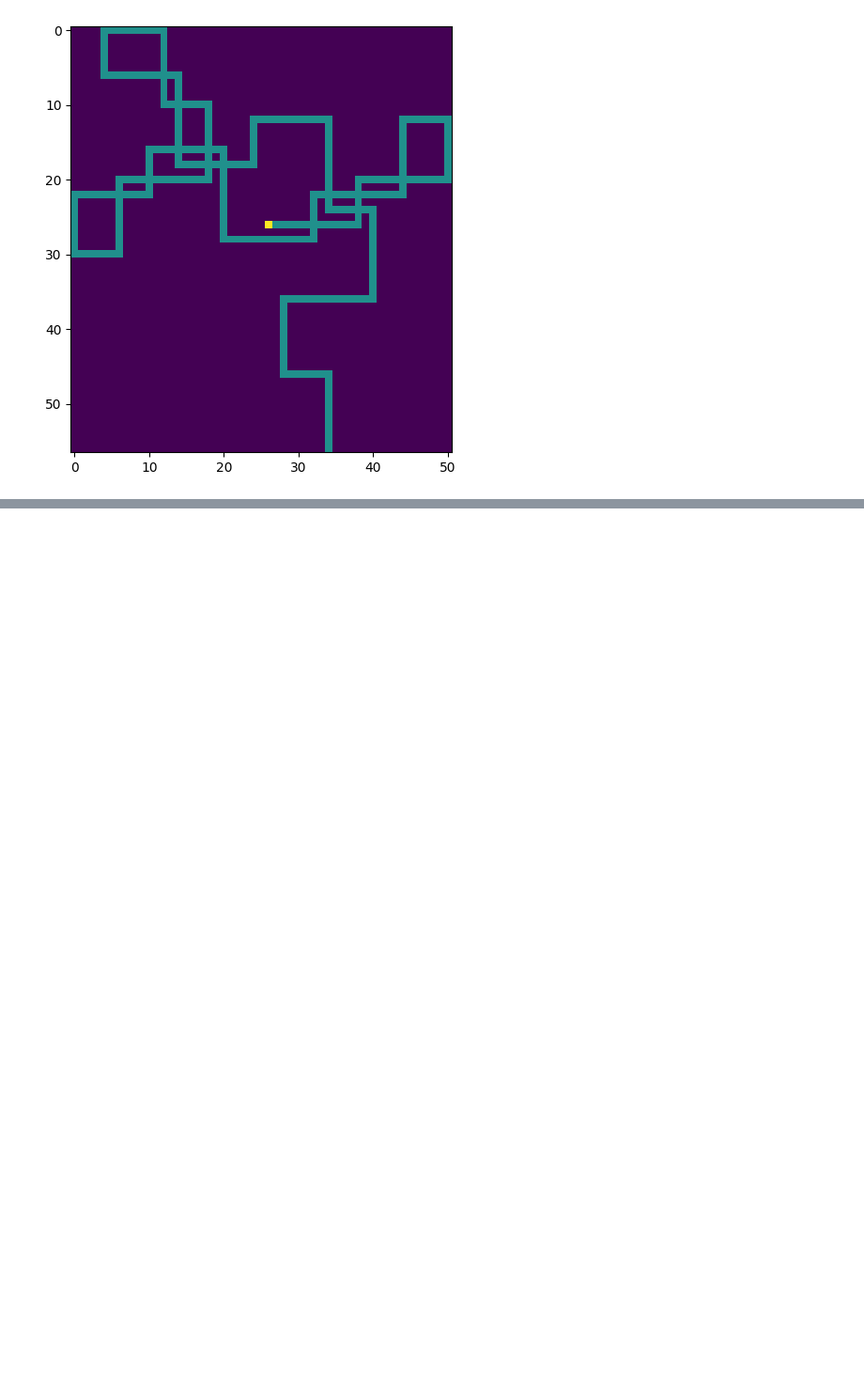
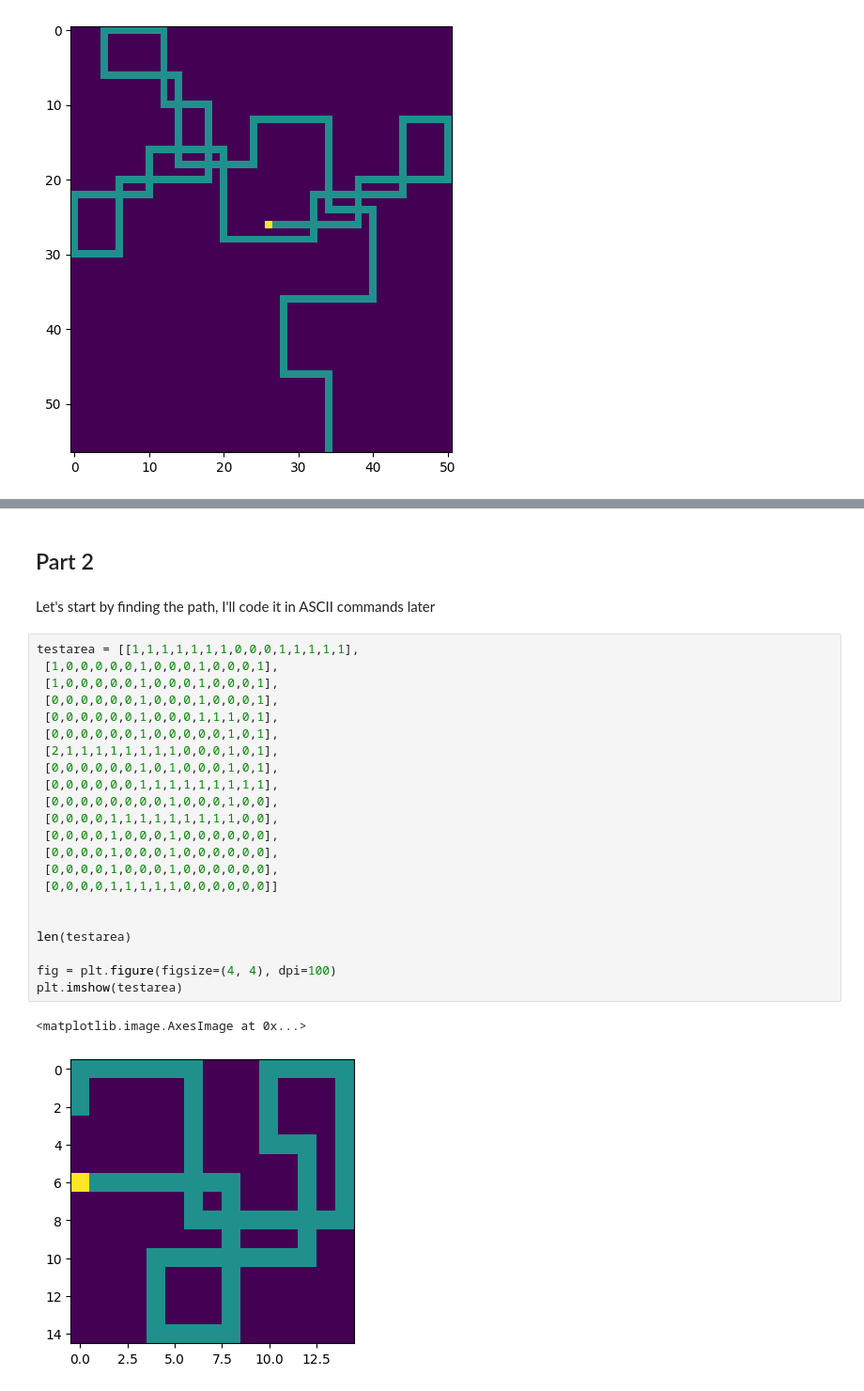
Before and after one commit to marcodelmastro/AdventOfCode2019, a Jupyter notebook: Day 17.ipynb, the cells around one changed output, grey strips where cells are left out. Shown: that part at 94% size. Cells and saved outputs as stored; diff of their text form; blank space fills up the shorter version.

Commit message:
Tracing path algorithm fixed, but still no full solution ot Part 2

```diff
--- a/Day 17.ipynb
+++ b/Day 17.ipynb
@@ -75,0 +85,29 @@ Sum of alignment parameters = 5948 ( 13 crossings )
+# %% [markdown]
+## Part 2
+# %% [markdown]
+Let's start by finding the path, I'll code it in ASCII commands later
+# %%
+testarea = [[1,1,1,1,1,1,1,0,0,0,1,1,1,1,1],
+ [1,0,0,0,0,0,1,0,0,0,1,0,0,0,1],
+ [1,0,0,0,0,0,1,0,0,0,1,0,0,0,1],
+ [0,0,0,0,0,0,1,0,0,0,1,0,0,0,1],
+ [0,0,0,0,0,0,1,0,0,0,1,1,1,0,1],
+ [0,0,0,0,0,0,1,0,0,0,0,0,1,0,1],
+ [2,1,1,1,1,1,1,1,1,0,0,0,1,0,1],
+ [0,0,0,0,0,0,1,0,1,0,0,0,1,0,1],
+ [0,0,0,0,0,0,1,1,1,1,1,1,1,1,1],
+ [0,0,0,0,0,0,0,0,1,0,0,0,1,0,0],
+ [0,0,0,0,1,1,1,1,1,1,1,1,1,0,0],
+ [0,0,0,0,1,0,0,0,1,0,0,0,0,0,0],
+ [0,0,0,0,1,0,0,0,1,0,0,0,0,0,0],
+ [0,0,0,0,1,0,0,0,1,0,0,0,0,0,0],
+ [0,0,0,0,1,1,1,1,1,0,0,0,0,0,0]]
+
+
+len(testarea)
+
+fig = plt.figure(figsize=(4, 4), dpi=100)
+plt.imshow(testarea)
+# %% [output]
+<matplotlib.image.AxesImage at 0x...>
+[figure, added]
```
Also changed, not shown: parts of 8 cells of this notebook.
